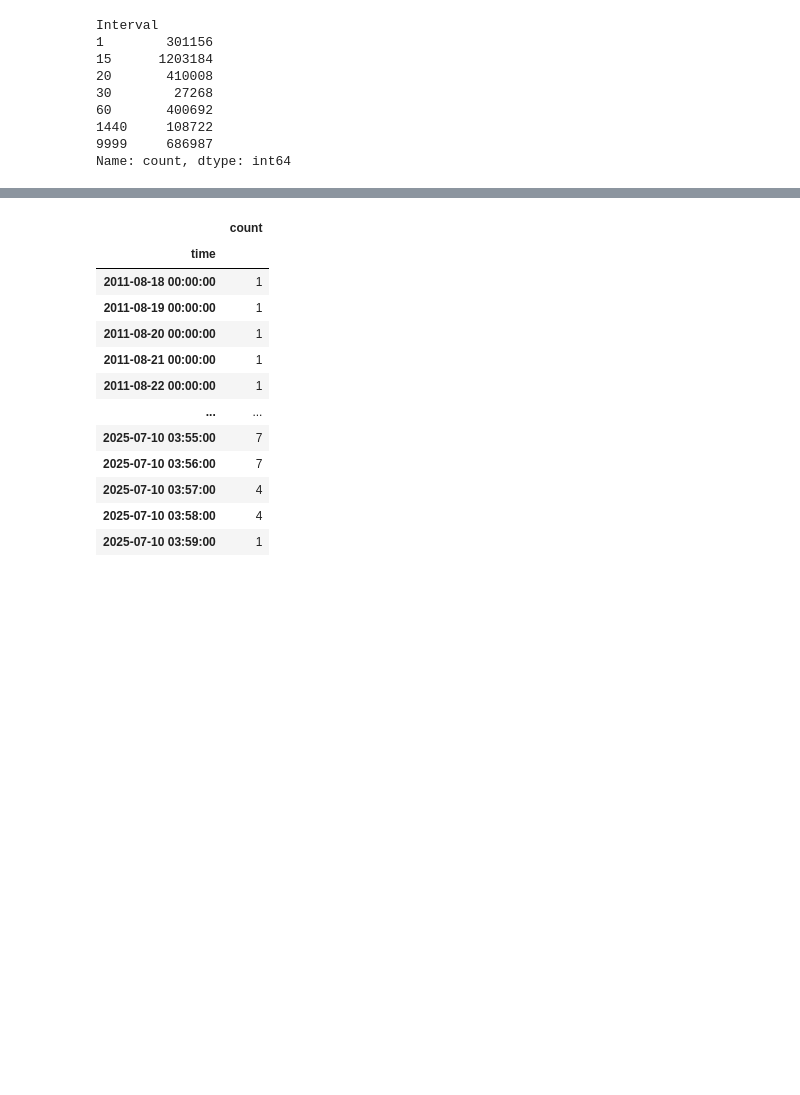
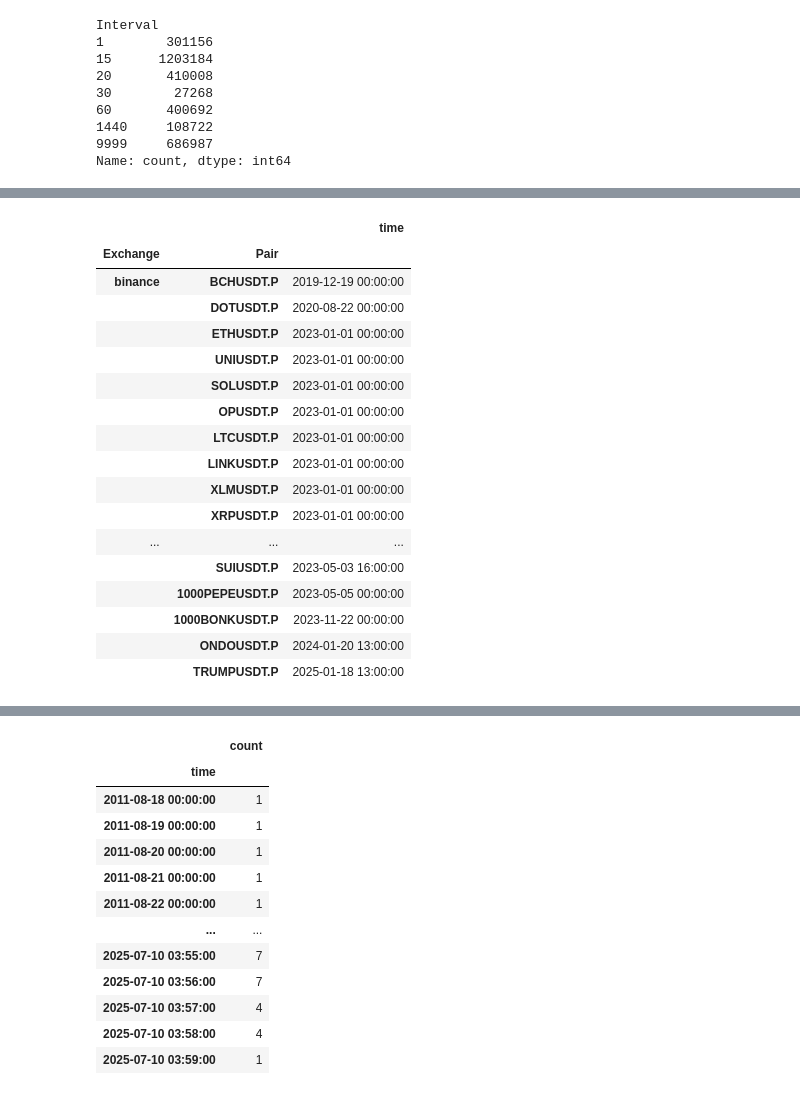
Before and after one commit to lazybuttrying/tradingview-ohlcv, a Jupyter notebook: src/gather_ohlcv.ipynb, the cells around one changed output, grey strips where cells are left out. Cells and saved outputs as stored; diff of their text form; code cells hidden in the pictures; blank space fills up the shorter version.

```diff
--- a/src/gather_ohlcv.ipynb
+++ b/src/gather_ohlcv.ipynb
@@ -189,3 +210,24 @@ Name: count, dtype: int64
+# %%
+df_perp.loc[(df_perp.Pair.str.contains('USDT')) & (df_perp.Exchange.isin(['binance', 'coinbase']))].groupby(['Exchange', 'Pair']).time.min().to_frame().sort_values('time')
+# %% [output]
+|  |  | time |
+| Exchange | Pair |  |
+| binance | BCHUSDT.P | 2019-12-19 00:00:00 |
+|  | DOTUSDT.P | 2020-08-22 00:00:00 |
+|  | ETHUSDT.P | 2023-01-01 00:00:00 |
+|  | UNIUSDT.P | 2023-01-01 00:00:00 |
+|  | SOLUSDT.P | 2023-01-01 00:00:00 |
+|  | OPUSDT.P | 2023-01-01 00:00:00 |
+|  | LTCUSDT.P | 2023-01-01 00:00:00 |
+|  | LINKUSDT.P | 2023-01-01 00:00:00 |
+|  | XLMUSDT.P | 2023-01-01 00:00:00 |
+|  | XRPUSDT.P | 2023-01-01 00:00:00 |
+| ... | ... | ... |
+|  | SUIUSDT.P | 2023-05-03 16:00:00 |
+|  | 1000PEPEUSDT.P | 2023-05-05 00:00:00 |
+|  | 1000BONKUSDT.P | 2023-11-22 00:00:00 |
+|  | ONDOUSDT.P | 2024-01-20 13:00:00 |
+|  | TRUMPUSDT.P | 2025-01-18 13:00:00 |
 # %%
 df_spot.describe(include='all')
 # %% [output]
```
Also changed, not shown: parts of 1 cell of this notebook, 5 other files.
